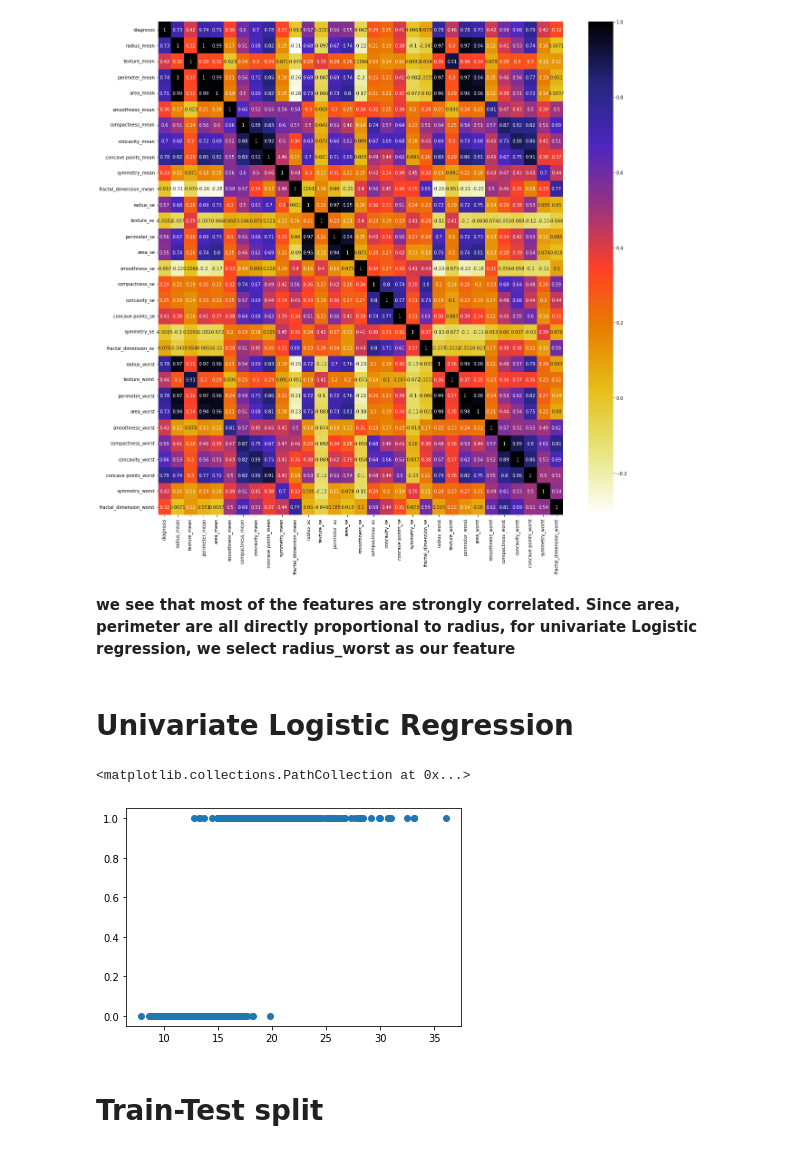
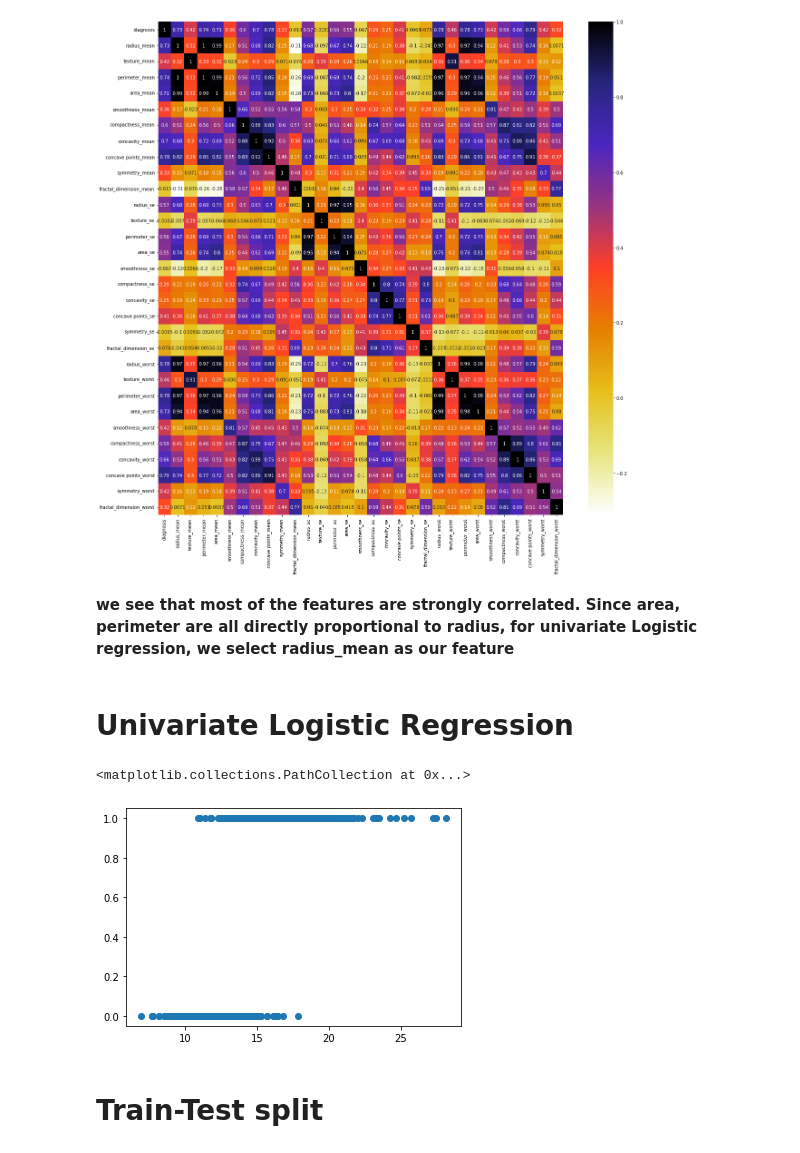
Before and after one commit to samxaverian/Machine-Learning, a Jupyter notebook: Logistic_regression.ipynb, the cells around one changed output. Cells and saved outputs as stored; diff of their text form; code cells hidden in the pictures.

```diff
--- a/Logistic_regression.ipynb
+++ b/Logistic_regression.ipynb
@@ -83,14 +89,14 @@ plt.show()
 [figure]
 # %% [markdown]
 **we see that most of the features are strongly correlated. Since area, perimeter are all directly proportional to radius,**
-**for univariate Logistic regression, we select radius_worst as our feature**
+**for univariate Logistic regression, we select radius_mean as our feature**
 # %% [markdown]
 # Univariate Logistic Regression
 # %%
-plt.scatter(data['radius_worst'], data['diagnosis'])
+plt.scatter(data['radius_mean'], data['diagnosis'])
 # %% [output]
 <matplotlib.collections.PathCollection at 0x...>
-[figure, old version]
+[figure, new version]
 # %% [markdown]
 # Train-Test split
 # %%
```
Also changed, not shown: parts of 14 cells of this notebook, 2 other files.
